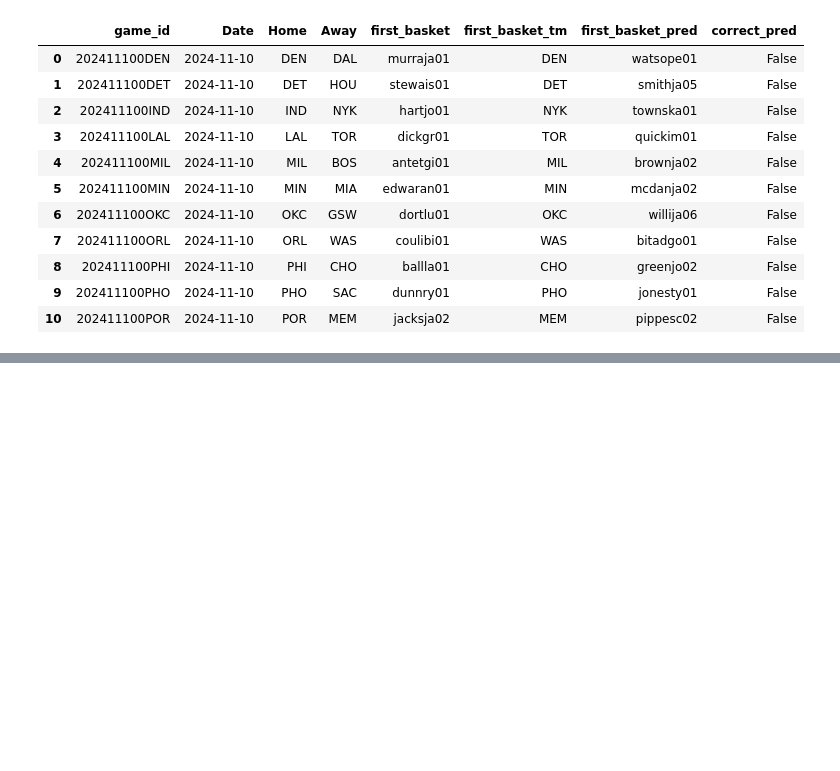
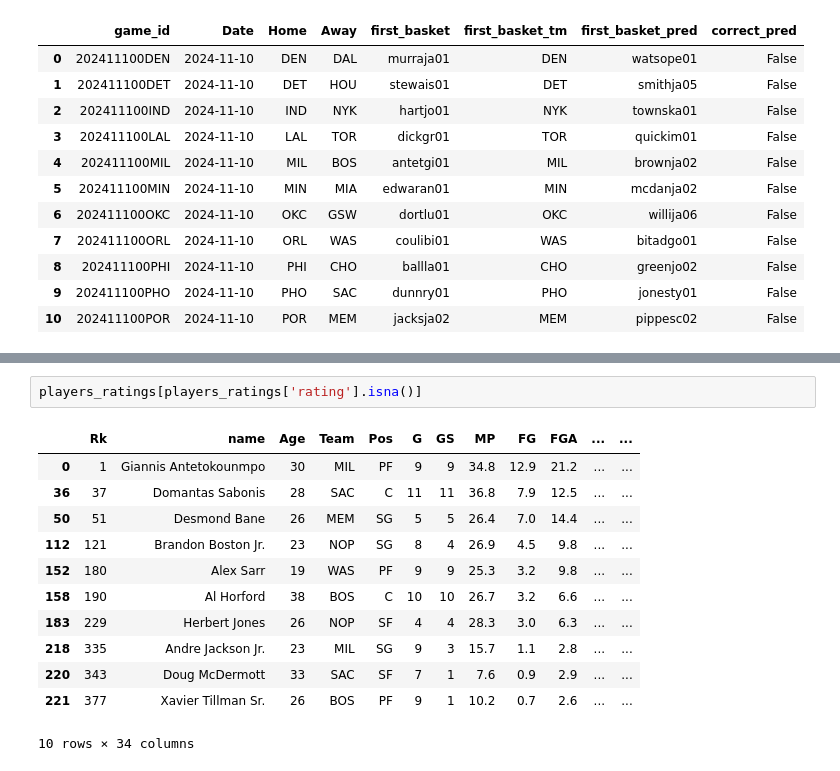
Before and after one commit to martinbog19/LeFirstBasket, a Jupyter notebook: daily.ipynb, the cells around one changed output, grey strips where cells are left out. Saved outputs shown, nothing was run; the diff lists cells and outputs as text; blank space fills up the shorter version.

```diff
--- a/daily.ipynb
+++ b/daily.ipynb
@@ -66,0 +265,15 @@ Accuracy: 0.0%  [0/11]
+# %%
+players_ratings[players_ratings['rating'].isna()]
+# %% [output]
+|  | Rk | name | Age | Team | Pos | G | GS | MP | FG | FGA | ... | ... |
+| 0 | 1 | Giannis Antetokounmpo | 30 | MIL | PF | 9 | 9 | 34.8 | 12.9 | 21.2 | ... | ... |
+| 36 | 37 | Domantas Sabonis | 28 | SAC | C | 11 | 11 | 36.8 | 7.9 | 12.5 | ... | ... |
+| 50 | 51 | Desmond Bane | 26 | MEM | SG | 5 | 5 | 26.4 | 7.0 | 14.4 | ... | ... |
+| 112 | 121 | Brandon Boston Jr. | 23 | NOP | SG | 8 | 4 | 26.9 | 4.5 | 9.8 | ... | ... |
+| 152 | 180 | Alex Sarr | 19 | WAS | PF | 9 | 9 | 25.3 | 3.2 | 9.8 | ... | ... |
+| 158 | 190 | Al Horford | 38 | BOS | C | 10 | 10 | 26.7 | 3.2 | 6.6 | ... | ... |
+| 183 | 229 | Herbert Jones | 26 | NOP | SF | 4 | 4 | 28.3 | 3.0 | 6.3 | ... | ... |
+| 218 | 335 | Andre Jackson Jr. | 23 | MIL | SG | 9 | 3 | 15.7 | 1.1 | 2.8 | ... | ... |
+| 220 | 343 | Doug McDermott | 33 | SAC | SF | 7 | 1 | 7.6 | 0.9 | 2.9 | ... | ... |
+| 221 | 377 | Xavier Tillman Sr. | 26 | BOS | PF | 9 | 1 | 10.2 | 0.7 | 2.6 | ... | ... |
+10 rows × 34 columns
```
Also changed, not shown: parts of 19 cells of this notebook, 9 other files.
